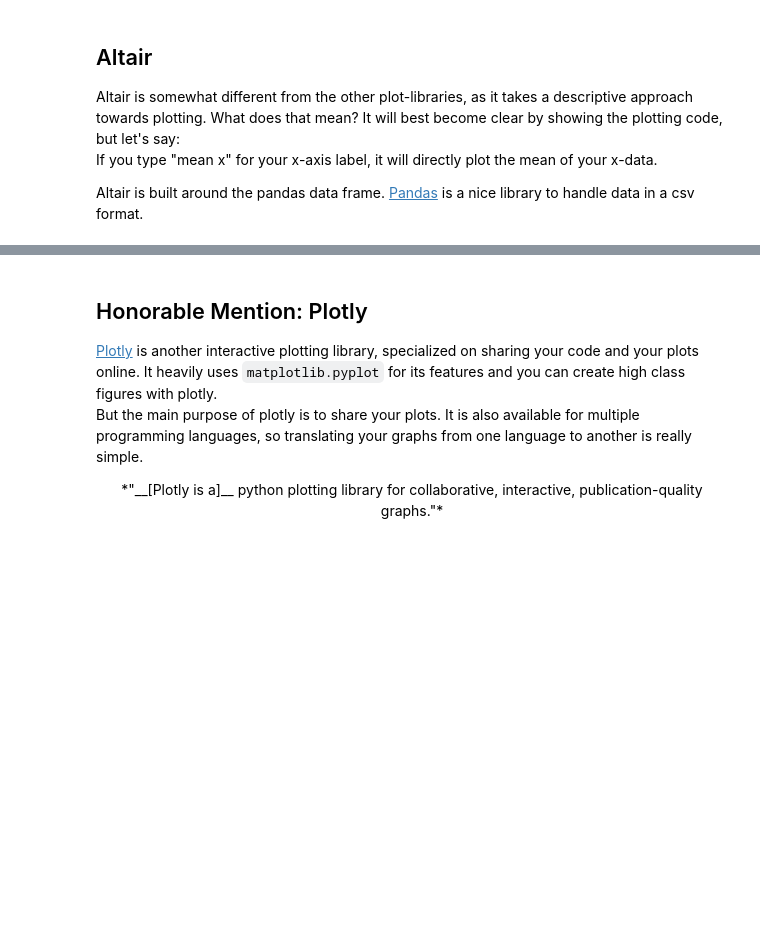
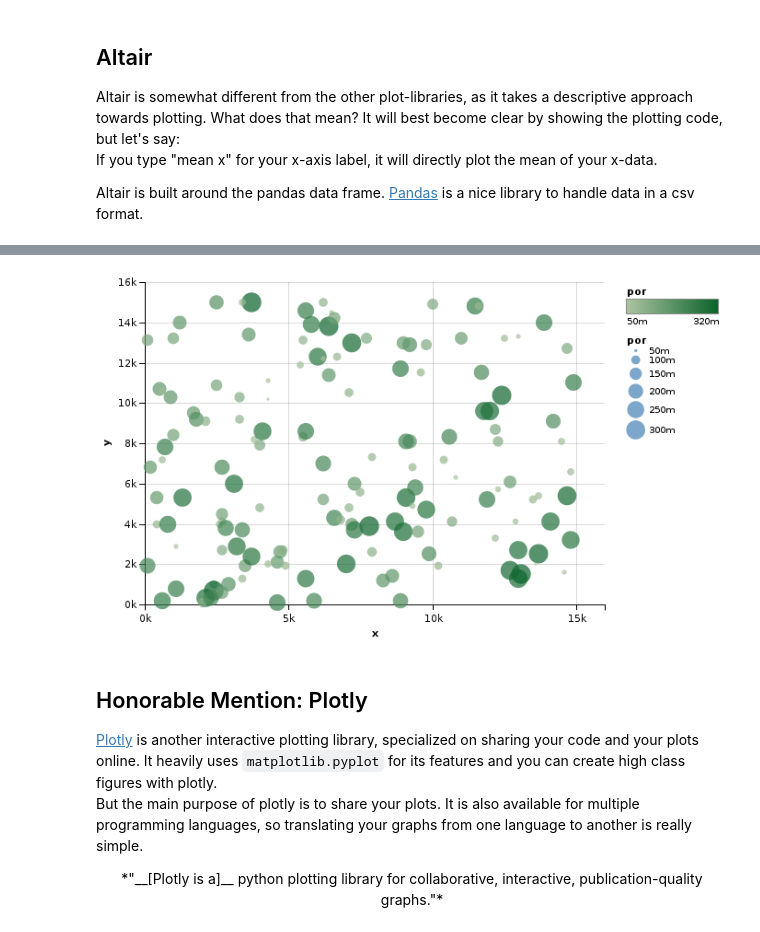
Before and after one commit to Japhiolite/geothermics, a Jupyter notebook: 00_Plotting_in_python.ipynb, the cells around one changed output, grey strips where cells are left out. Saved outputs shown, nothing was run; the diff lists cells and outputs as text; code cells hidden in the pictures; blank space fills up the shorter version.

````diff
--- a/00_Plotting_in_python.ipynb
+++ b/00_Plotting_in_python.ipynb
@@ -151,16 +151,18 @@ If you type "mean x" for your x-axis label, it will directly plot the mean of yo
 
 Altair is built around the pandas data frame. [Pandas](link) is a nice library to handle data in a csv format.
 # %%
-from altair import *
-from IPython.display import display
-c = Chart(ds).mark_circle().encode(
-    x='x_[m]',
-    y='y_[m]',
-    color='por_[dec]')
-
-c.display()
+import altair as alt
+#from IPython.display import display
+dsa = ds.copy()
+alt.Chart(dsa).mark_circle().encode(
+    x='x',
+    y='y',
+    color='por:Q',
+    size='por:Q'
+)
 # %% [output]
 [interactive output not drawn]
+[figure, added]
 # %% [markdown]
 ## Honorable Mention: Plotly
 [Plotly](https://plot.ly/python/) is another interactive plotting library, specialized on sharing your code and your plots online. It heavily uses ```matplotlib.pyplot``` for its features and you can create high class figures with plotly.
````
Also changed, not shown: parts of 6 cells of this notebook, 1 other file.
